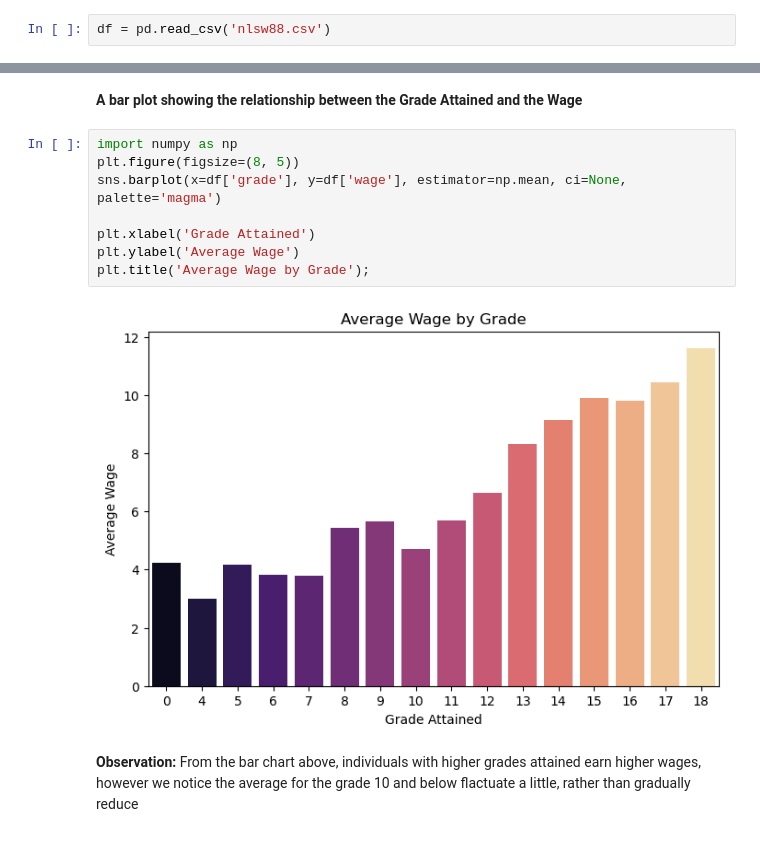
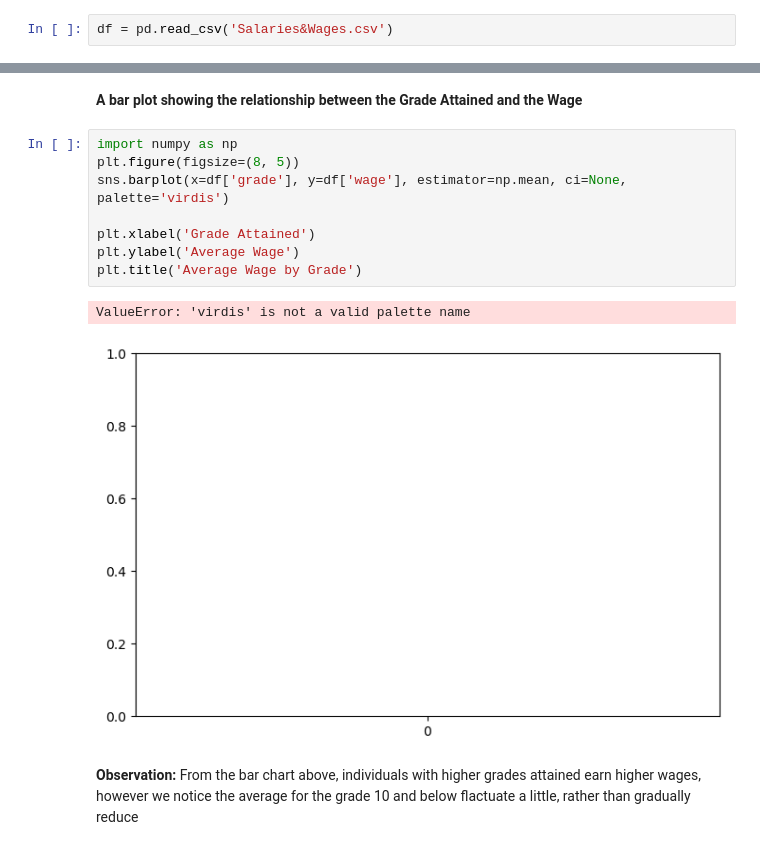
Before and after one commit to EstherMuasya/Exploring-Wage-patterns-and-Determinants, a Jupyter notebook: salaries and Wages.ipynb, the cells around one changed output, grey strips where cells are left out. Drawn from its saved outputs; the diff is of its cells as text.

```diff
--- a/salaries and Wages.ipynb
+++ b/salaries and Wages.ipynb
@@ -7,7 +7,7 @@ import seaborn as sns
 import warnings
 warnings.filterwarnings("ignore")
 # %%
-df = pd.read_csv('nlsw88.csv')
+df = pd.read_csv('Salaries&Wages.csv')
 # %% [markdown]
 Preview of the first 10 rows:
 # %%
@@ -297,13 +298,14 @@ plt.title('Regression Plot: Wage vs Hours');
 # %%
 import numpy as np
 plt.figure(figsize=(8, 5))
-sns.barplot(x=df['grade'], y=df['wage'], estimator=np.mean, ci=None, palette='magma')
+sns.barplot(x=df['grade'], y=df['wage'], estimator=np.mean, ci=None, palette='virdis')
 
 plt.xlabel('Grade Attained')
 plt.ylabel('Average Wage')
-plt.title('Average Wage by Grade');
+plt.title('Average Wage by Grade')
 # %% [output]
+ValueError: 'virdis' is not a valid palette name
-[figure, old version]
+[figure, new version]
 # %% [markdown]
 **Observation:** From the bar chart above, individuals with higher grades attained earn higher wages, however we notice the average for the grade 10 and below flactuate a little, rather than gradually reduce
 # %% [markdown]
```
Also changed, not shown: parts of 8 cells of this notebook, 1 other file.
